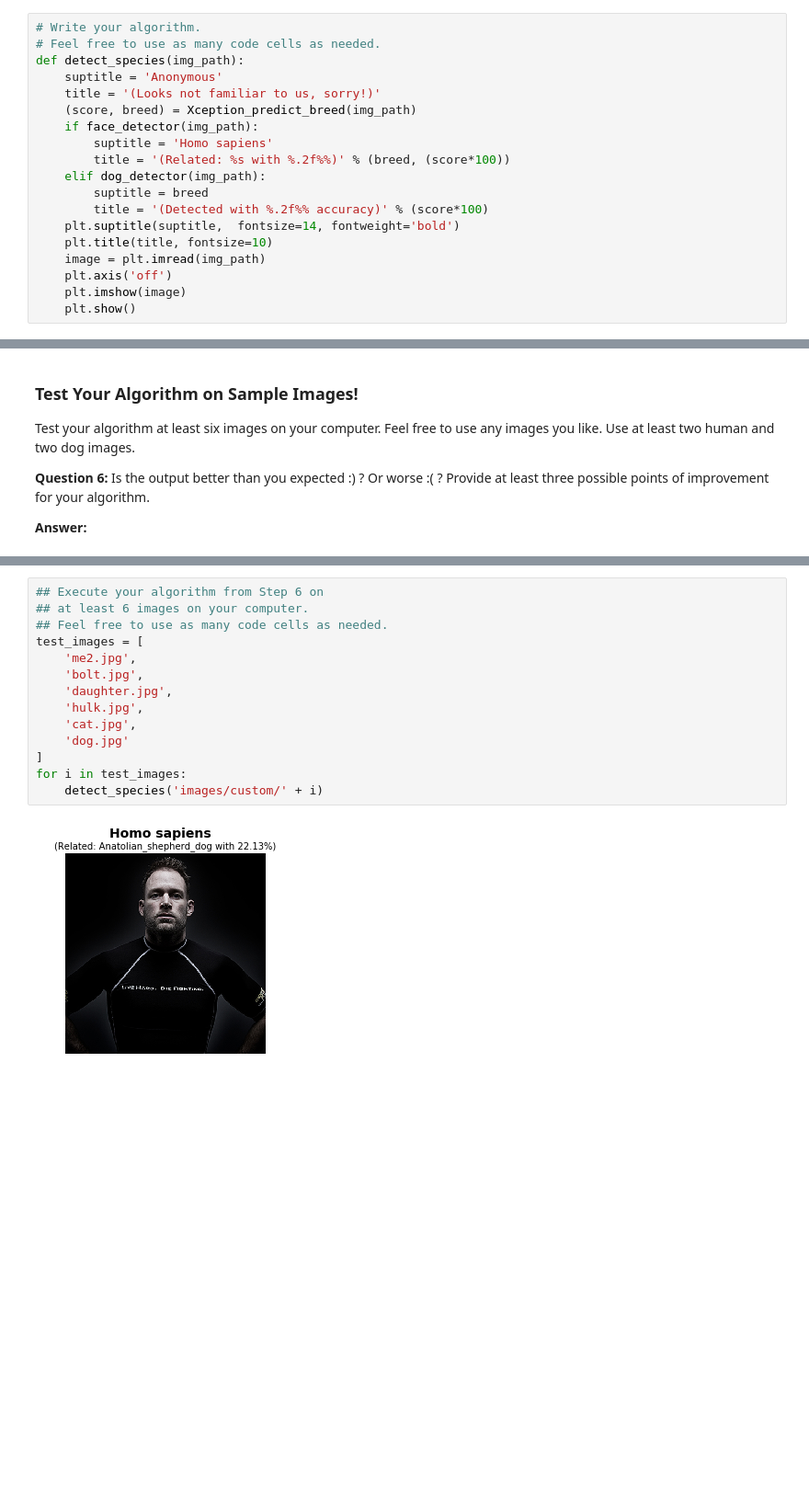
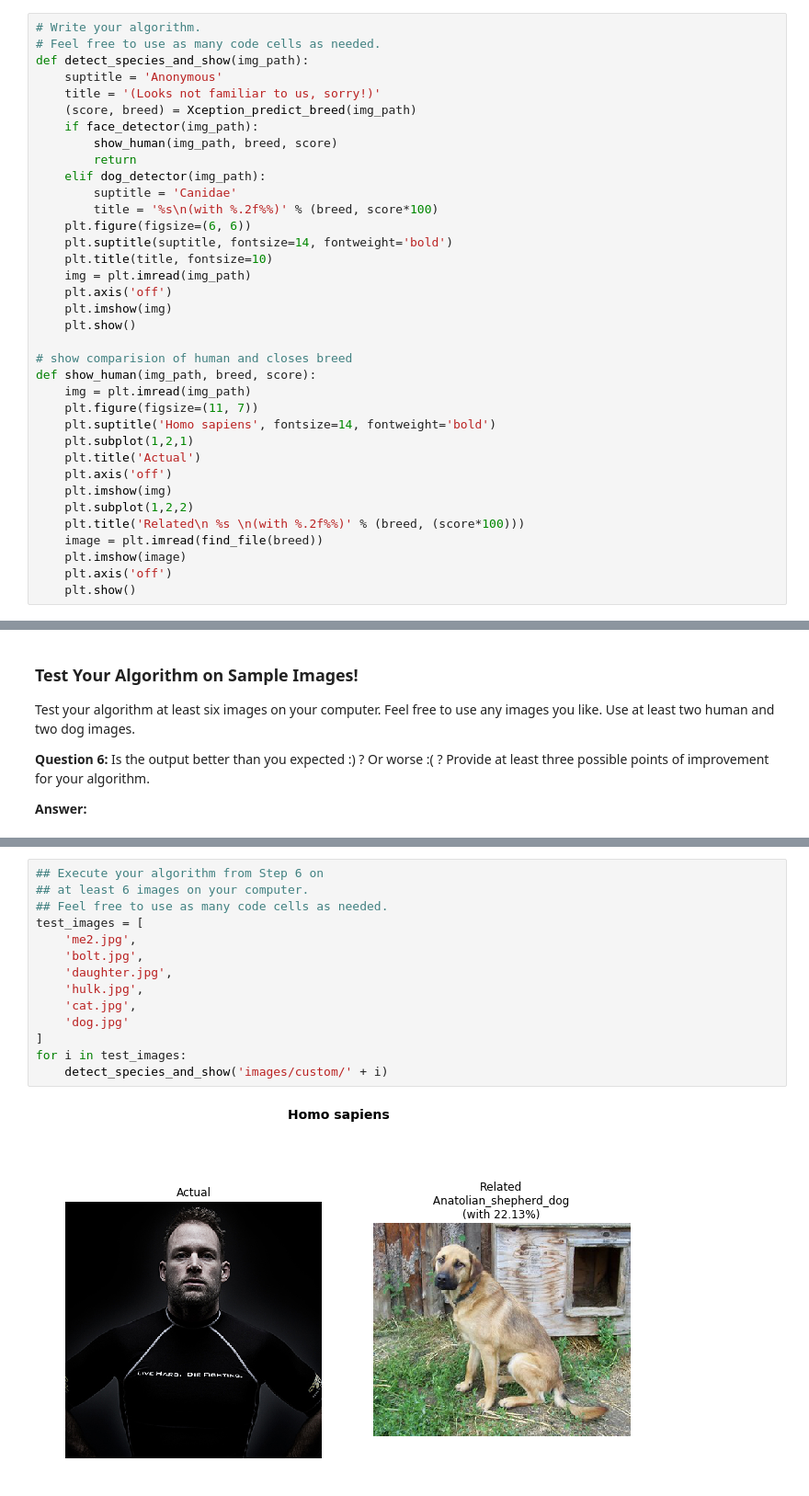
Before and after one commit to huli/mlnd, a Jupyter notebook: dog-project/dog_app.ipynb, the cells around one changed output, grey strips where cells are left out. Shown at 92% size. Cells and saved outputs as stored; diff of their text form; blank space fills up the shorter version.

Commit message:
Added comparision with dog breed

```diff
--- a/dog-project/dog_app.ipynb
+++ b/dog-project/dog_app.ipynb
@@ -732,21 +743,38 @@ Some sample output for our algorithm is provided below, but feel free to design
 # %%
 # Write your algorithm.
 # Feel free to use as many code cells as needed.
-def detect_species(img_path):
+def detect_species_and_show(img_path):
     suptitle = 'Anonymous'
     title = '(Looks not familiar to us, sorry!)'
     (score, breed) = Xception_predict_breed(img_path)
     if face_detector(img_path):
-        suptitle = 'Homo sapiens'
-        title = '(Related: %s with %.2f%%)' % (breed, (score*100))
+        show_human(img_path, breed, score)
+        return
     elif dog_detector(img_path):
-        suptitle = breed
-        title = '(Detected with %.2f%% accuracy)' % (score*100)
-    plt.suptitle(suptitle,  fontsize=14, fontweight='bold')
+        suptitle = 'Canidae'
+        title = '%s\n(with %.2f%%)' % (breed, score*100)
+    plt.figure(figsize=(6, 6))
+    plt.suptitle(suptitle, fontsize=14, fontweight='bold')
     plt.title(title, fontsize=10)
-    image = plt.imread(img_path)
+    img = plt.imread(img_path)
     plt.axis('off')
+    plt.imshow(img)
+    plt.show()
+
+# show comparision of human and closes breed
+def show_human(img_path, breed, score):
+    img = plt.imread(img_path)
+    plt.figure(figsize=(11, 7))
+    plt.suptitle('Homo sapiens', fontsize=14, fontweight='bold')
+    plt.subplot(1,2,1)
+    plt.title('Actual')
+    plt.axis('off')
+    plt.imshow(img)
+    plt.subplot(1,2,2)
+    plt.title('Related\n %s \n(with %.2f%%)' % (breed, (score*100)))
+    image = plt.imread(find_file(breed))
     plt.imshow(image)
+    plt.axis('off')
     plt.show()
 # %% [markdown]
 ---
@@ -782,16 +804,16 @@ def get_faces(img_path):
 # %%
 ## Execute your algorithm from Step 6 on
 ## at least 6 images on your computer.
 ## Feel free to use as many code cells as needed.
 test_images = [
     'me2.jpg',
     'bolt.jpg',
     'daughter.jpg',
     'hulk.jpg',
     'cat.jpg',
     'dog.jpg'
 ]
 for i in test_images:
-    detect_species('images/custom/' + i)
+    detect_species_and_show('images/custom/' + i)
 # %% [output]
-[figure, old version]
+[figure, new version]
```
Also changed, not shown: parts of 7 cells of this notebook.
